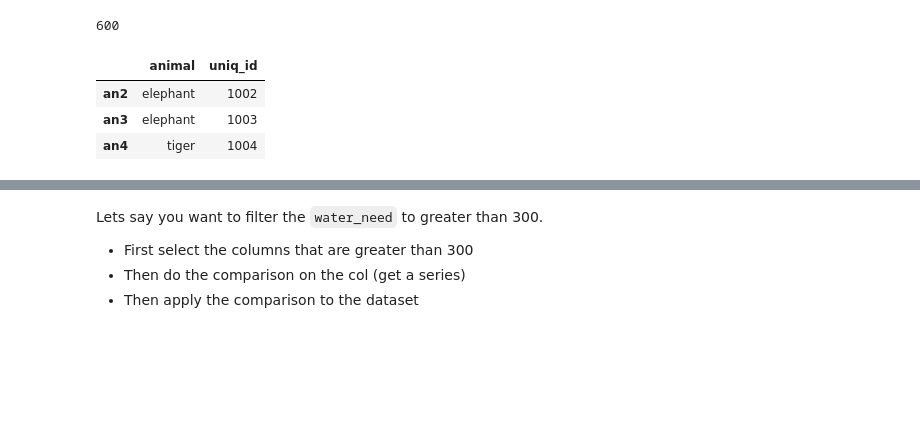
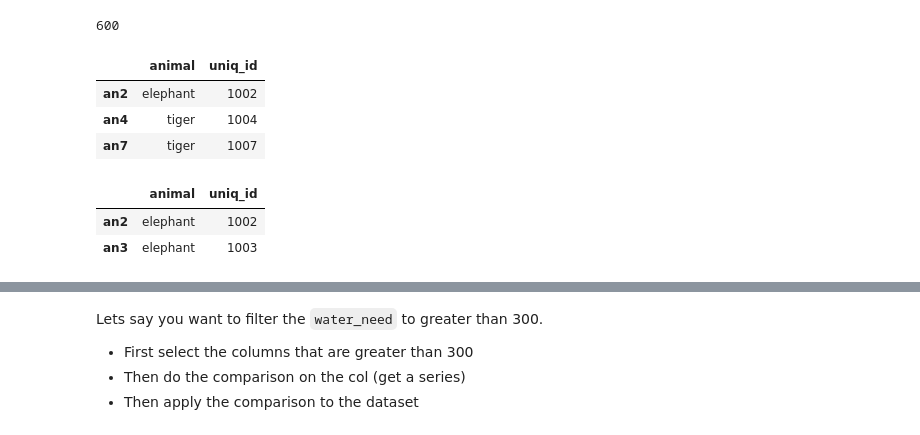
Before and after one commit to mfkabdelnaby/data-science, a Jupyter notebook: pandas.ipynb, the cells around one changed output, grey strips where cells are left out. Drawn from its saved outputs; the diff is of its cells as text; code cells hidden in the pictures; blank space fills up the shorter version.

```diff
--- a/pandas.ipynb
+++ b/pandas.ipynb
@@ -285,12 +499,19 @@ zoo.iloc[1,2]
 600
 # %%
 #raws and cols
-zoo.iloc[[1,2,3],[0,1]]
+zoo.iloc[[1,3,6],[0,1]]
 # %% [output]
 |  | animal | uniq_id |
 | an2 | elephant | 1002 |
-| an3 | elephant | 1003 |
 | an4 | tiger | 1004 |
+| an7 | tiger | 1007 |
+# %%
+# 3 is EXCLUSIVE
+zoo.iloc[1:3,[0,1]]
+# %% [output]
+|  | animal | uniq_id |
+| an2 | elephant | 1002 |
+| an3 | elephant | 1003 |
 # %%
 #all rows and selected cols
 zoo.iloc[:,[0,1]]
```
Also changed, not shown: parts of 191 cells of this notebook, 34 other files.
